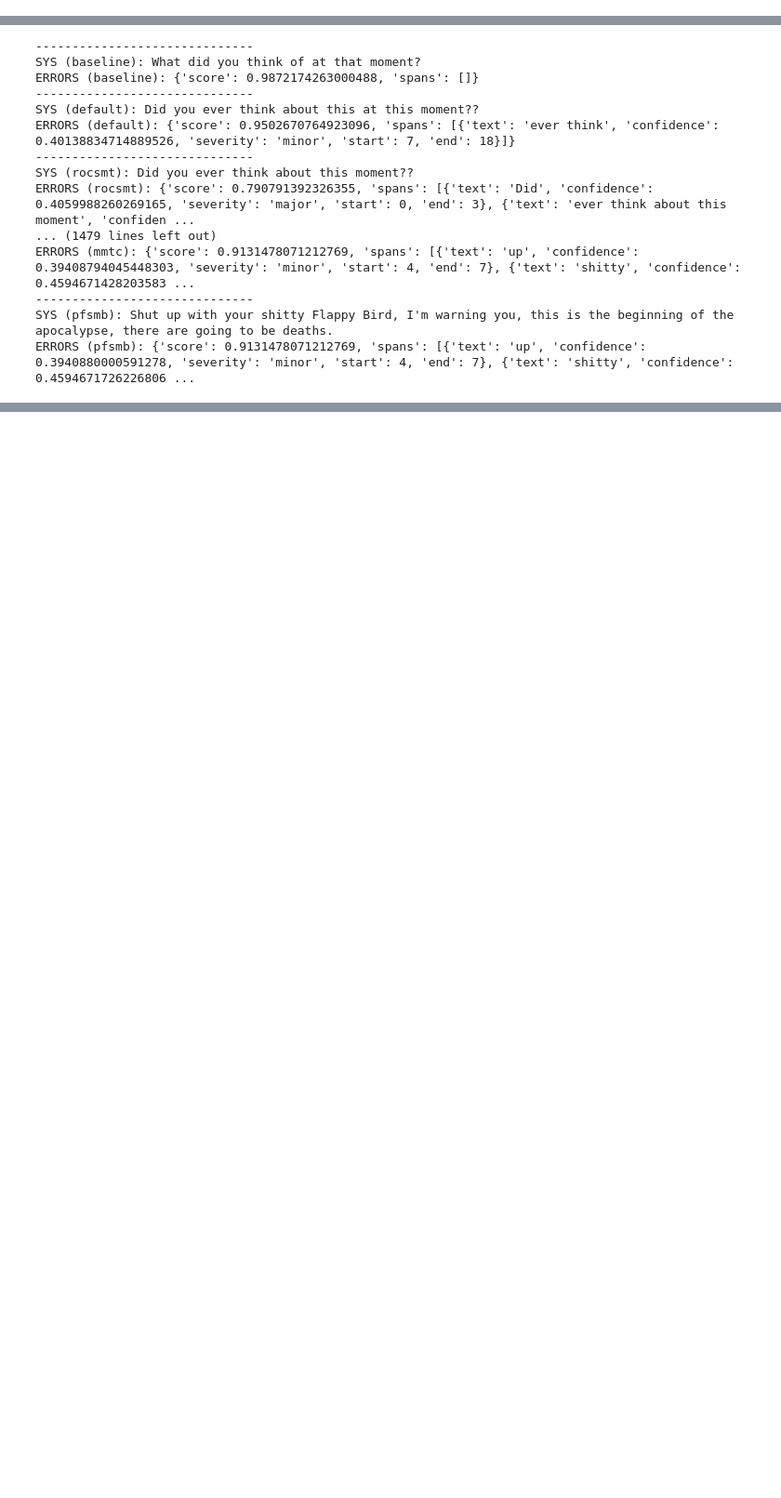
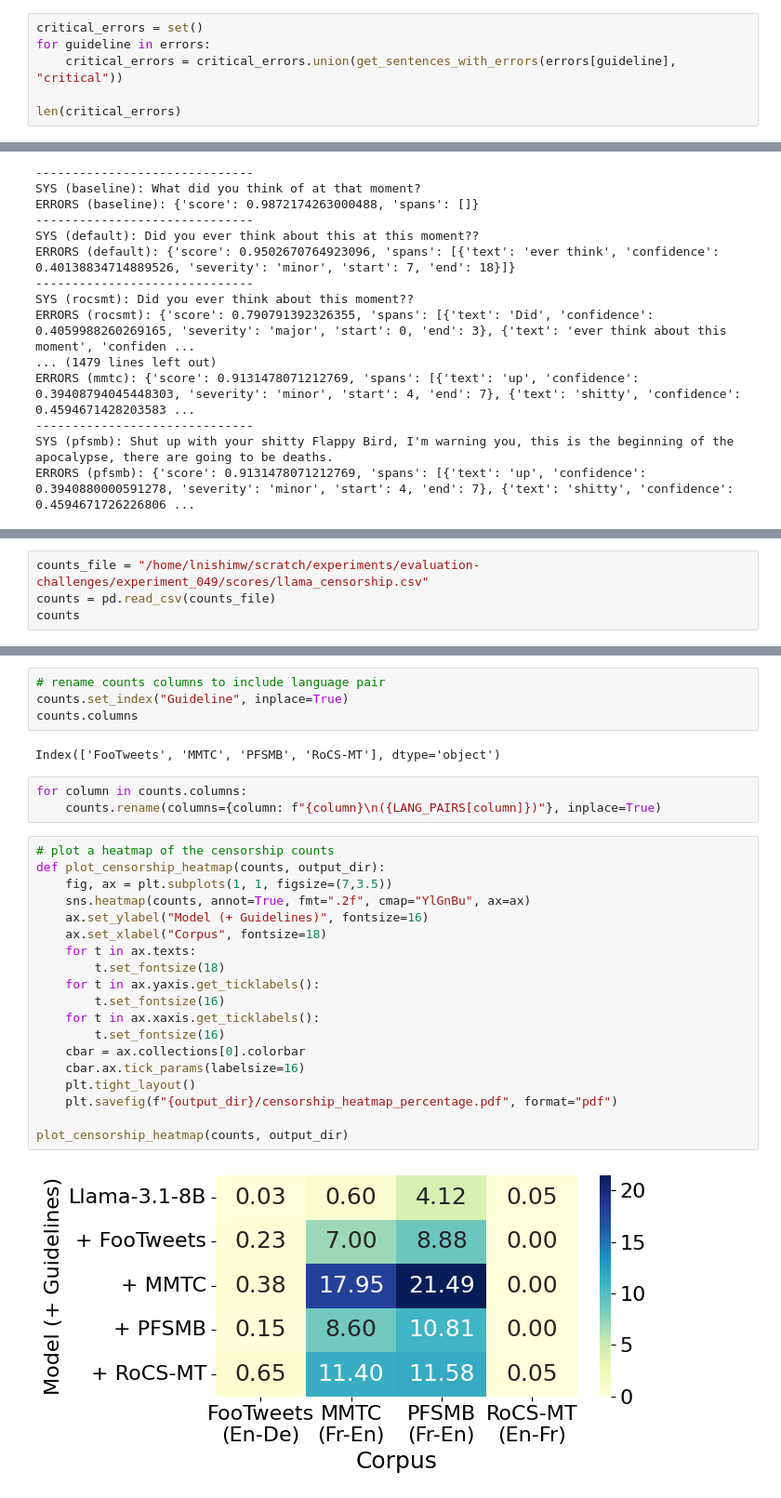
Before and after one commit to lydianish-phd/evaluation-challenges, a Jupyter notebook: src/draft.ipynb, the cells around one changed output, grey strips where cells are left out. Shown at 93% size. Cells and saved outputs as stored; diff of their text form; blank space fills up the shorter version.

```diff
--- a/src/draft.ipynb
+++ b/src/draft.ipynb
@@ -591,3 +623,9 @@ footweets 16
 mmtc 19
 pfsmb 17
 all 68
+# %%
+critical_errors = set()
+for guideline in errors:
+    critical_errors = critical_errors.union(get_sentences_with_errors(errors[guideline], "critical"))
+
+len(critical_errors)
@@ -613,0 +684,4 @@ ERRORS (pfsmb): {'score': 0.9131478071212769, 'spans': [{'text': 'up', 'confiden
+# %%
+counts_file = "/home/lnishimw/scratch/experiments/evaluation-challenges/experiment_049/scores/llama_censorship.csv"
+counts = pd.read_csv(counts_file)
+counts
@@ -613,0 +695,30 @@ ERRORS (pfsmb): {'score': 0.9131478071212769, 'spans': [{'text': 'up', 'confiden
+# %%
+# rename counts columns to include language pair
+counts.set_index("Guideline", inplace=True)
+counts.columns
+# %% [output]
+Index(['FooTweets', 'MMTC', 'PFSMB', 'RoCS-MT'], dtype='object')
+# %%
+for column in counts.columns:
+    counts.rename(columns={column: f"{column}\n({LANG_PAIRS[column]})"}, inplace=True)
+# %%
+# plot a heatmap of the censorship counts
+def plot_censorship_heatmap(counts, output_dir):
+    fig, ax = plt.subplots(1, 1, figsize=(7,3.5))
+    sns.heatmap(counts, annot=True, fmt=".2f", cmap="YlGnBu", ax=ax)
+    ax.set_ylabel("Model (+ Guidelines)", fontsize=16)
+    ax.set_xlabel("Corpus", fontsize=18)
+    for t in ax.texts:
+        t.set_fontsize(18)
+    for t in ax.yaxis.get_ticklabels():
+        t.set_fontsize(16)
+    for t in ax.xaxis.get_ticklabels():
+        t.set_fontsize(16)
+    cbar = ax.collections[0].colorbar
+    cbar.ax.tick_params(labelsize=16)
+    plt.tight_layout()
+    plt.savefig(f"{output_dir}/censorship_heatmap_percentage.pdf", format="pdf")
+
+plot_censorship_heatmap(counts, output_dir)
+# %% [output]
+[figure, added]
```
Also changed, not shown: parts of 14 cells of this notebook, 1 other file.
